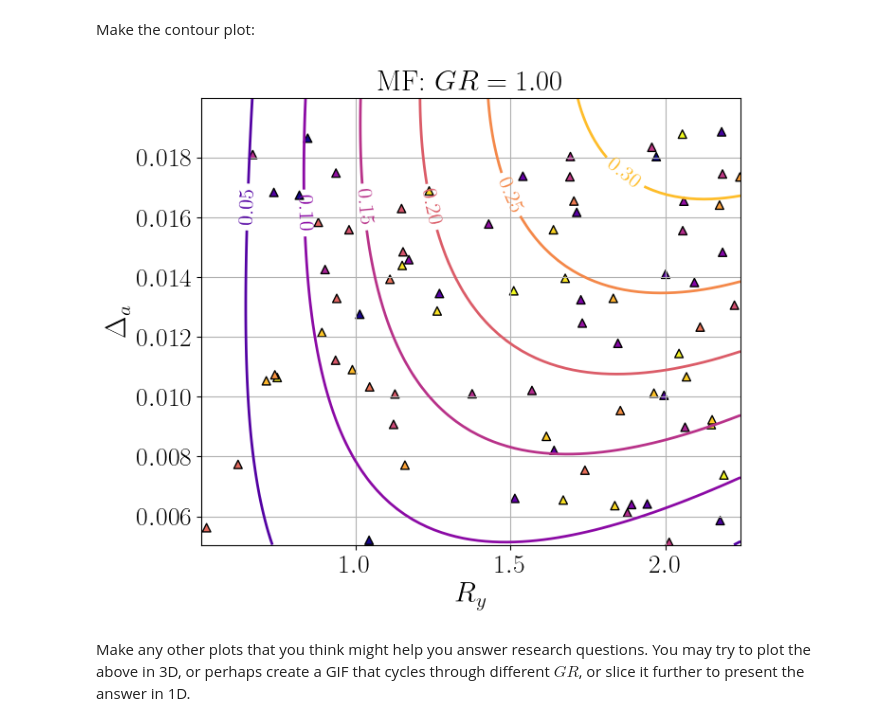
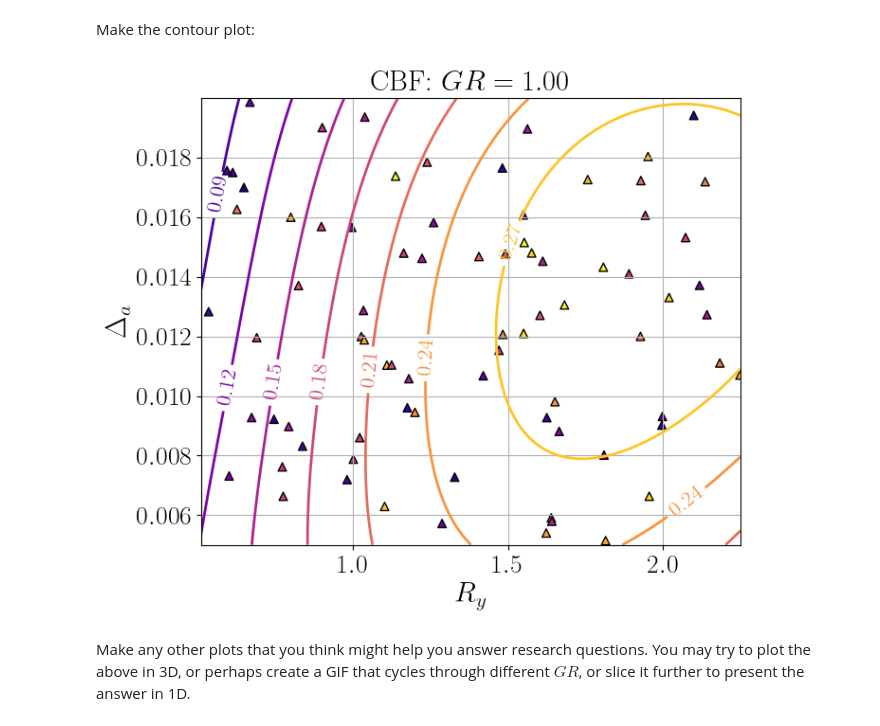
Before and after one commit to hgp297/isol-sys-database, a Jupyter notebook: src/analyses/allowable_drift.ipynb, the cells around one changed output. Saved outputs shown, nothing was run; the diff lists cells and outputs as text; code cells hidden in the pictures.

```diff
--- a/src/analyses/allowable_drift.ipynb
+++ b/src/analyses/allowable_drift.ipynb
@@ -461,9 +461,12 @@ covariate_list = ['gap_ratio', 'RI', 'delta_a', 'T_ratio']
 # in particular: which dataset do you want to study?
 # which outcome variable do you want to observe?
 
-raw_data = df_mf.copy()
+my_data = df_cbf[(df_cbf['num_stories'] < 5)
+                 & df_cbf['impacted'] == 0]
+
+raw_data = my_data.copy()
 X_raw = raw_data[covariate_list]
-y_raw = raw_data[[cost_var]]
+y_raw = raw_data[[repl_var]]
 ###############################################################
 
 print(X_raw.head())
@@ -673,7 +679,6 @@ title_map ={'gap_ratio': '$GR$',
             'delta_a': '$\Delta_a$',
             'T_ratio': '$T_M/T_{fb}$'}
 
-plt.rcParams["text.usetex"] = True
 plt.rcParams["font.family"] = "serif"
 plt.rcParams["mathtext.fontset"] = "dejavuserif"
 title_font=22
@@ -705,34 +710,34 @@ Z = np.array(grid_cost)
 Z_cont = Z.reshape(xx_pl.shape)
 cs = ax.contour(xx_pl, yy_pl, Z_cont, linewidths=2.0,
                 cmap='plasma')
 
 # make scatter plots with the data points closest to the slice
 X_near = raw_data[(raw_data['gap_ratio'] > fixed_GR-0.1) &
                   (raw_data['gap_ratio'] < fixed_GR+0.1)]
 ax.scatter(X_near[xvar], X_near[yvar], c=X_near['gap_ratio'],
             s=40, marker='^', edgecolors='black', cmap='plasma')
 
 clabels = ax.clabel(cs, fontsize=clabel_size)
 ax.grid(visible=True)
 
 # titles, labels
 
 try:
     current_system = raw_data['system'].unique().item()
     fix_string = str(current_system) + ": $GR = %.2f$" % fixed_GR
 except:
     current_system = raw_data['superstructure_system'].unique().item()
     fix_string = str(current_system) + ": $GR = %.2f$" % fixed_GR
 
 ax.set_title(fix_string, fontsize=title_font)
 
 ax.set_xlabel(title_map[xvar], fontsize=axis_font)
 ax.set_ylabel(title_map[yvar], fontsize=axis_font)
 
 fig.tight_layout()
 plt.show()
 # %% [output]
-[figure, old version]
+[figure, new version]
 # %% [markdown]
 Make any other plots that you think might help you answer research questions. You may try to plot the above in 3D, or perhaps create a GIF that cycles through different $GR$, or slice it further to present the answer in 1D.
 # %%
```
Also changed, not shown: parts of 6 cells of this notebook.
